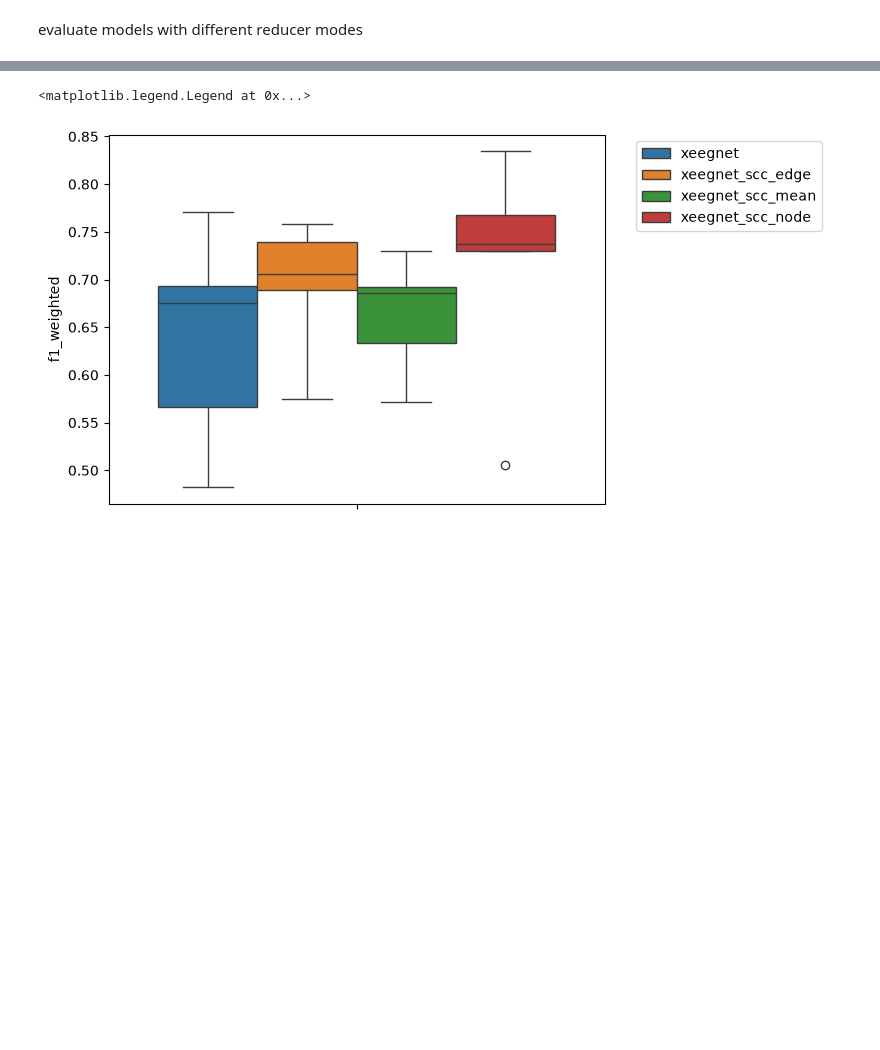
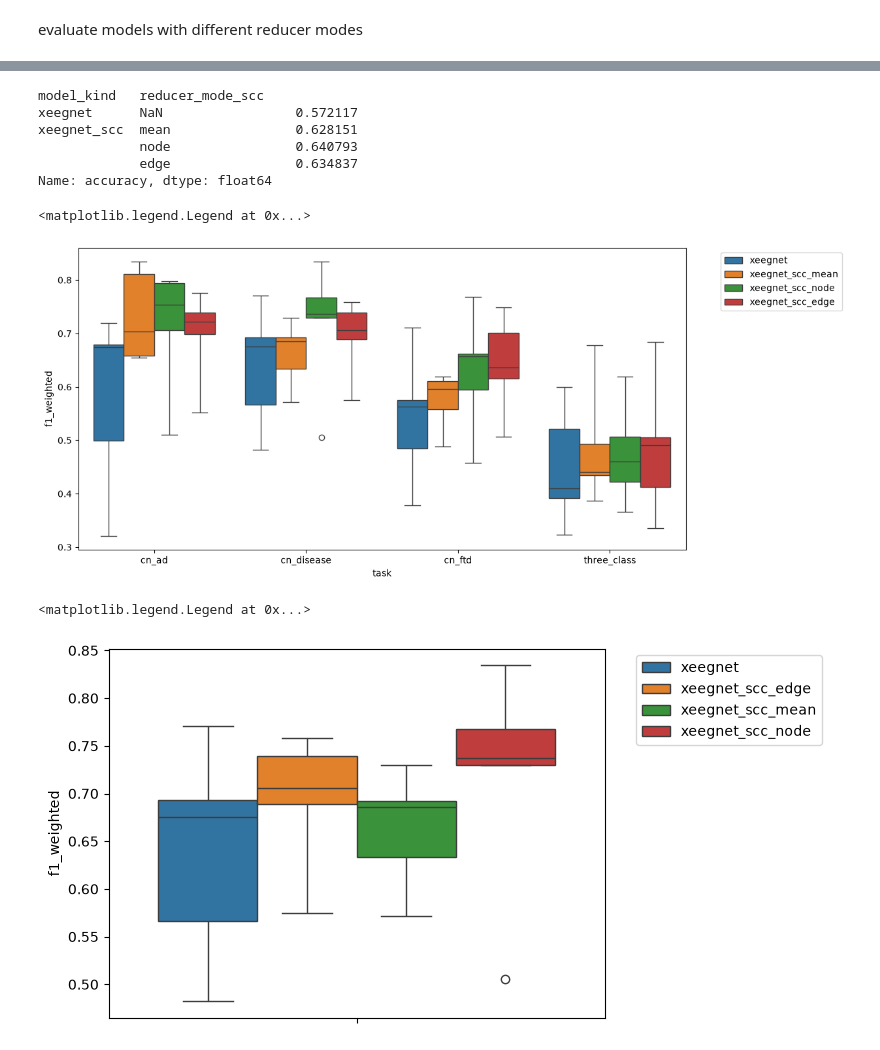
Before and after one commit to hereditary-eu/EEGlass, a Jupyter notebook: backend/experiments_xeegnet/adapt_selfeeg.ipynb, the cells around one changed output, grey strips where cells are left out. Cells and saved outputs as stored; diff of their text form; code cells hidden in the pictures; blank space fills up the shorter version.

```diff
--- a/backend/experiments_xeegnet/adapt_selfeeg.ipynb
+++ b/backend/experiments_xeegnet/adapt_selfeeg.ipynb
@@ -750,8 +759,3 @@ def evaluate_saved_model(model_path, model_kind, nb_classes, reducer_mode_scc="m
         data_x_y_scc_id=data_x_y_scc_id,
         eval_datasplits=eval_datasplits,
     )
-# %%
-x, y, scc, sids = data_x_y_scc_id_new
-mask = sids == 1                      # subject 1's rows
-print("y values for subject 1:", np.unique(y[mask]))
-print("n rows for subject 1:", mask.sum())
@@ -817,7 +811,7 @@ first mismatch idx: 0
 data_x_y_scc_id_backup = copy.deepcopy(data_x_y_scc_id)
 # %%
 n_max = None
-max_epochs = 100
+max_epochs = 200
 
 do_evaluate = True
 save_model_flag = True
@@ -1128 +1130,5 @@ saved_model_results_name = PRETRAINED_MODEL_DIR / results_name
+# %%
+df_results = saved_model_results_df
+# %%
+df_result_window = filter_results_dataframe(df_results, aggregation="window")
 # %%
@@ -1176,0 +1176,32 @@ Name: f1_weighted, dtype: float64
+# %%
+filter_results_dataframe(df_result_window, datasplit="test").groupby(["model_kind", "reducer_mode_scc"], dropna=False)["accuracy"].mean()
+# %% [output]
+model_kind   reducer_mode_scc
+xeegnet      NaN                 0.572117
+xeegnet_scc  mean                0.628151
+             node                0.640793
+             edge                0.634837
+Name: accuracy, dtype: float64
+# %%
+
+
+# create a boxplot of the f1_weighted scores for each model_kind and reducer_mode_scc, for the test datasplit
+import seaborn as sns
+import matplotlib.pyplot as plt
+
+# set figure size
+plt.figure(figsize=(12, 6))
+
+sns.boxplot(
+    data=filter_results_dataframe(df_result_window, datasplit="test"),
+    # y="f1_macro",
+    # y="f1_macro",
+    y="f1_weighted",
+    hue="model_kind_reducer",
+    x="task",
+    whis=5.0,  # default is 1.5; higher = wider whiskers = fewer outlier points
+)
+plt.legend(bbox_to_anchor=(1.05, 1), loc='upper left')
+# %% [output]
+<matplotlib.legend.Legend at 0x...>
+[figure, added]
```
Also changed, not shown: parts of 43 cells of this notebook, 42 other files.
